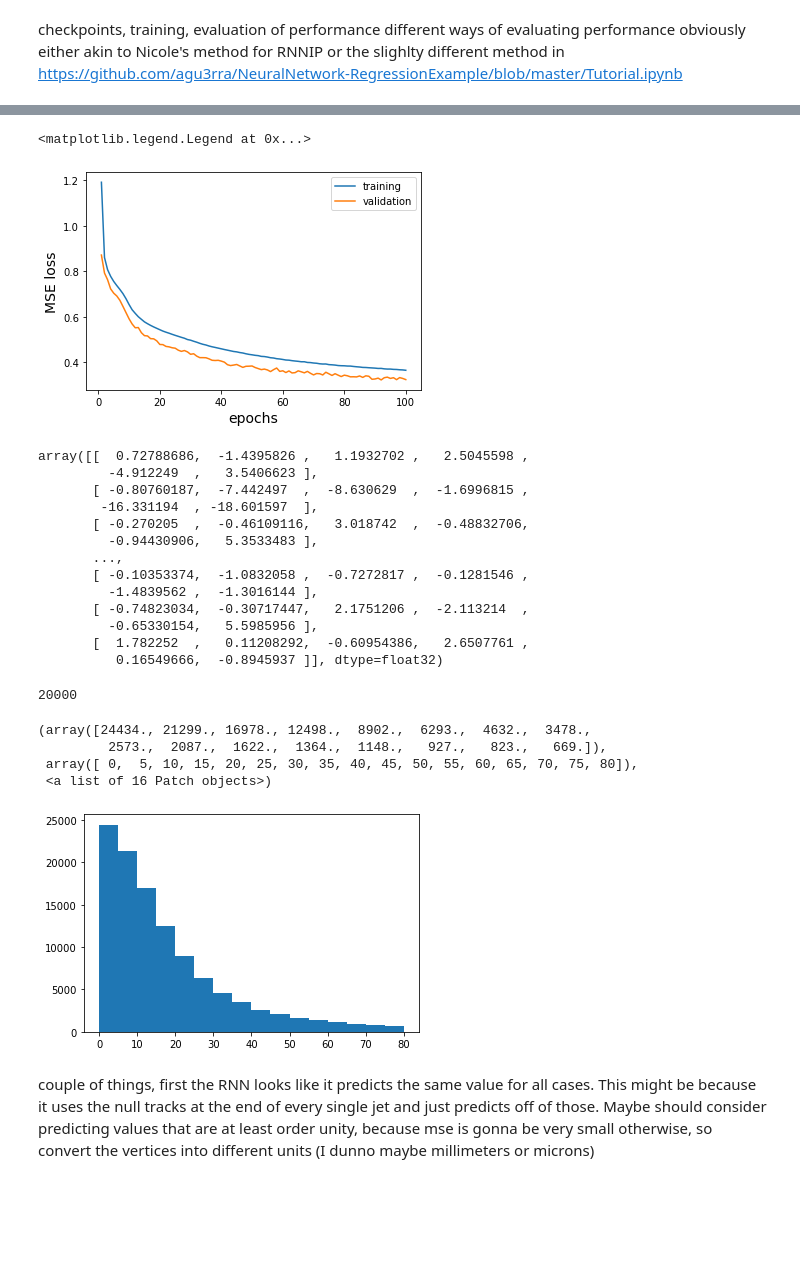
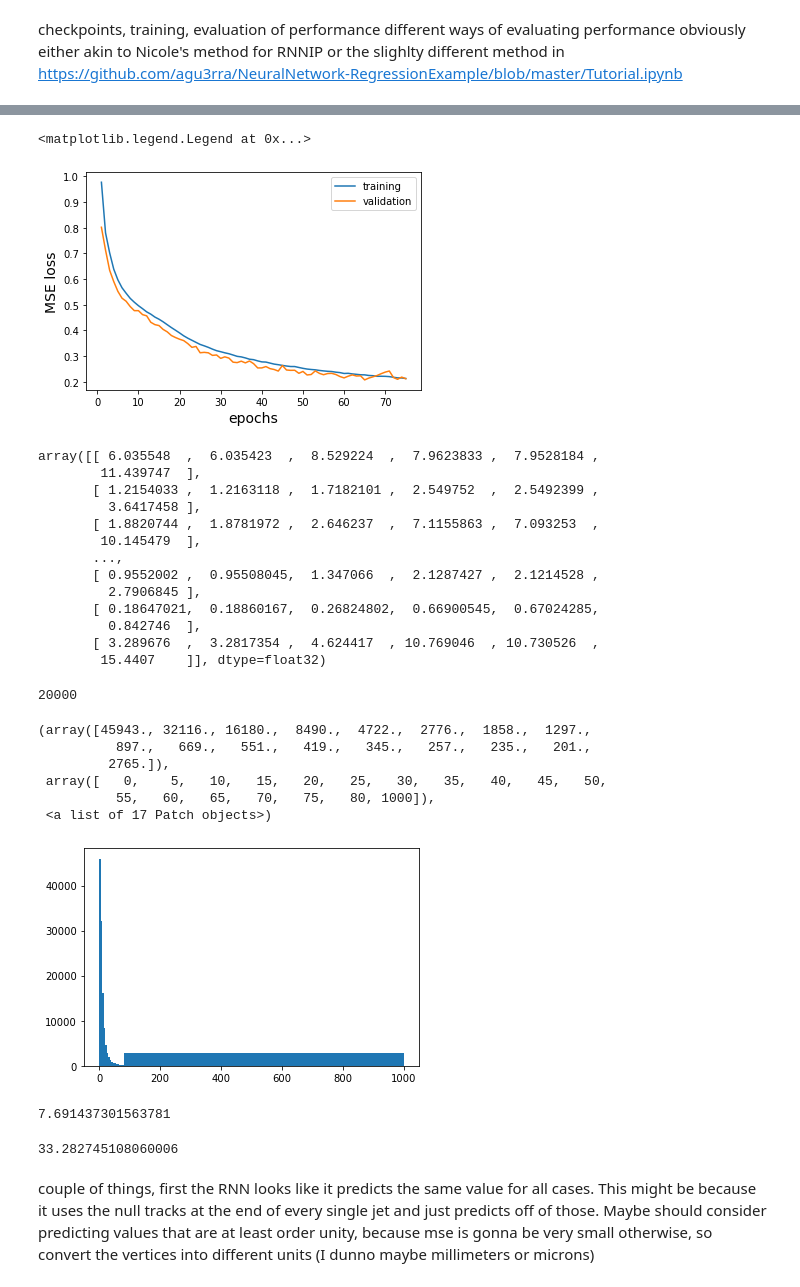
Before and after one commit to gregbarbour/RNNProject, a Jupyter notebook: an_rnn_example.ipynb, the cells around one changed output, grey strips where cells are left out. Cells and saved outputs as stored; diff of their text form; code cells hidden in the pictures; blank space fills up the shorter version.

```diff
--- a/an_rnn_example.ipynb
+++ b/an_rnn_example.ipynb
@@ -23,7 +21,7 @@ For features, first try d0, z0, phi, theta, qOverP, (refPx, refPy, refPz)?. Esse
 
 For labels, Xs, Ys, Zs, Xt, Yt, Zt. That is the secondary and tertiary vertices. Omit the primary as this has been fixed to (0,0,0). This will require some smart selection for c and light jets, where not all vertices are present. If a vertex is not present, could try predicting (0,0,0) or (-1,-1,-1) or previous vertex (prim or sec).
 # %%
-bjets_DF = pd.read_pickle("./bjets_reverse_prims_jetKinTrack.pkl")
+bjets_DF = pd.read_pickle("./bjets_IPerrs_separate.pkl")
 #cjets_DF = pd.read_pickle("./cjets.pkl")
 #ljets_DF = pd.read_pickle("./ljets.pkl")
 # %%
@@ -346,24 +310,24 @@ plt.ylabel('MSE loss',fontsize=14)
 plt.legend()
 # %% [output]
 <matplotlib.legend.Legend at 0x...>
-[figure, old version]
+[figure, new version]
 # %%
 results=myRNN.predict(X_test)
 results
 # %% [output]
-array([[  0.72788686,  -1.4395826 ,   1.1932702 ,   2.5045598 ,
-         -4.912249  ,   3.5406623 ],
-       [ -0.80760187,  -7.442497  ,  -8.630629  ,  -1.6996815 ,
-        -16.331194  , -18.601597  ],
-       [ -0.270205  ,  -0.46109116,   3.018742  ,  -0.48832706,
-         -0.94430906,   5.3533483 ],
+array([[ 6.035548  ,  6.035423  ,  8.529224  ,  7.9623833 ,  7.9528184 ,
+        11.439747  ],
+       [ 1.2154033 ,  1.2163118 ,  1.7182101 ,  2.549752  ,  2.5492399 ,
+         3.6417458 ],
+       [ 1.8820744 ,  1.8781972 ,  2.646237  ,  7.1155863 ,  7.093253  ,
+        10.145479  ],
        ...,
-       [ -0.10353374,  -1.0832058 ,  -0.7272817 ,  -0.1281546 ,
-         -1.4839562 ,  -1.3016144 ],
-       [ -0.74823034,  -0.30717447,   2.1751206 ,  -2.113214  ,
-         -0.65330154,   5.5985956 ],
-       [  1.782252  ,   0.11208292,  -0.60954386,   2.6507761 ,
-          0.16549666,  -0.8945937 ]], dtype=float32)
+       [ 0.9552002 ,  0.95508045,  1.347066  ,  2.1287427 ,  2.1214528 ,
+         2.7906845 ],
+       [ 0.18647021,  0.18860167,  0.26824802,  0.66900545,  0.67024285,
+         0.842746  ],
+       [ 3.289676  ,  3.2817354 ,  4.624417  , 10.769046  , 10.730526  ,
+        15.4407    ]], dtype=float32)
 # %%
 len(results)
 # %% [output]
@@ -376,19 +340,35 @@ percentage_errs=(abs((results-y_test)/y_test)*100) # average error of 50%, so fo
 # %%
 meanerrs=percentage_errs.reshape(120000)# plot distribution of mean errs per jet
 
-plt.hist((meanerrs), bins=[0,5,10,15,20,25,30,35,40,45,50,55,60,65,70,75,80])
+plt.hist((meanerrs), bins=[0,5,10,15,20,25,30,35,40,45,50,55,60,65,70,75,80,1000])#90,100,200,300,400,500,600,700,800,900])
+#plt.hist((meanerrs), bins=[0,0.1,0.2,0.3,0.4,0.5,0.6,0.7,0.8,0.9])
+
 # from what i see, the profile drops off but with a VERY long tail
 # about 65000/120000 vals less than 15% error (so more than half)
 # but 10000 have over 80% error (1/12)
 # problem also, for a jet we might nail down the x values very well but do badly with the z or y
+
+# without badphis and thetas, approx 3/4 below 15%
+# approx 1/20 above 80%
+
+# switching to seperate errs for IP, over 3/4 below 15% (96000/120000)
+# 1/40 above
 # %% [output]
-(array([24434., 21299., 16978., 12498.,  8902.,  6293.,  4632.,  3478.,
-         2573.,  2087.,  1622.,  1364.,  1148.,   927.,   823.,   669.]),
- array([ 0,  5, 10, 15, 20, 25, 30, 35, 40, 45, 50, 55, 60, 65, 70, 75, 80]),
- <a list of 16 Patch objects>)
+(array([45943., 32116., 16180.,  8490.,  4722.,  2776.,  1858.,  1297.,
+          897.,   669.,   551.,   419.,   345.,   257.,   235.,   201.,
+         2765.]),
+ array([   0,    5,   10,   15,   20,   25,   30,   35,   40,   45,   50,
+          55,   60,   65,   70,   75,   80, 1000]),
+ <a list of 17 Patch objects>)
-[figure, old version]
+[figure, new version]
 # %%
 mean_err_per_jet=np.mean(percentage_errs,axis=1)
+# %%
+print(np.median(mean_err_per_jet)) # median error is 7% that's actually not too bad considering gauss err of 1% on 5 params (ish)
+np.mean(mean_err_per_jet) # mean and median very different
+# %% [output]
+7.691437301563781
+33.282745108060006
 # %% [markdown]
 couple of things, first the RNN looks like it predicts the same value for all cases. This might be because it uses the null tracks at the end of every single jet and just predicts off of those.
 Maybe should consider predicting values that are at least order unity, because mse is gonna be very small otherwise, so convert the vertices into different units (I dunno maybe millimeters or microns)
```
Also changed, not shown: parts of 32 cells of this notebook.
